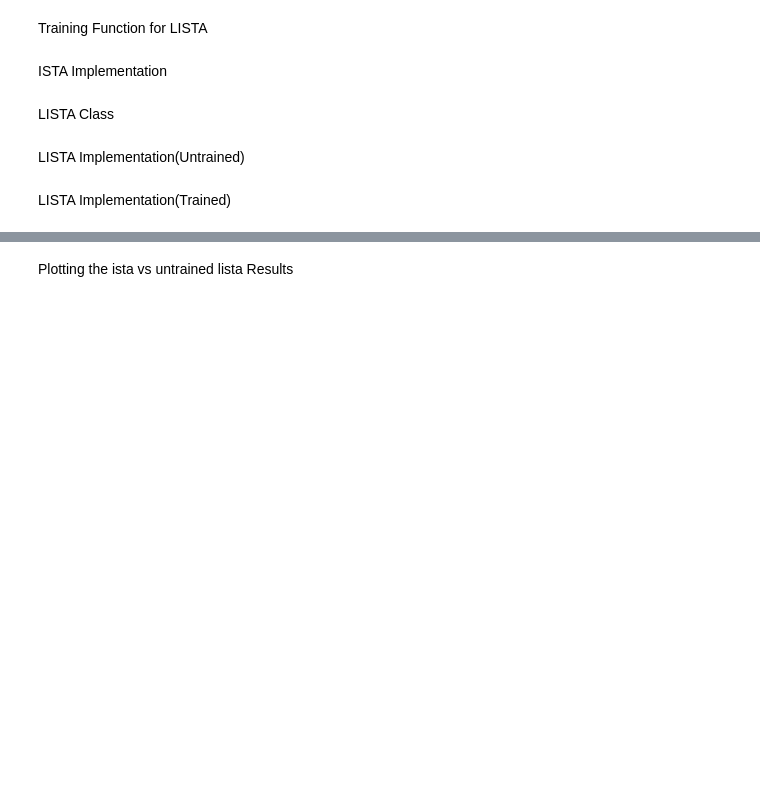
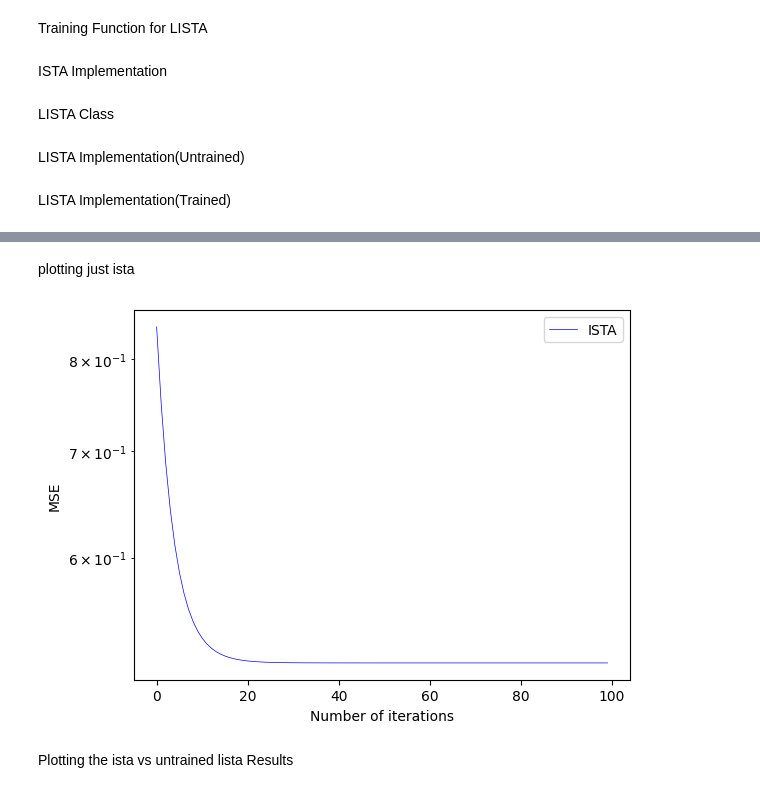
Before and after one commit to ninja-boy/CS-Algorithms, a Jupyter notebook: LISTAandLCOD/LISTA.ipynb, the cells around one changed output, grey strips where cells are left out. Drawn from its saved outputs; the diff is of its cells as text; code cells hidden in the pictures; blank space fills up the shorter version.

```diff
--- a/LISTAandLCOD/LISTA.ipynb
+++ b/LISTAandLCOD/LISTA.ipynb
@@ -247,3 +247,15 @@ Epoch 40, Train loss 0.00172630, Validation loss 0.00183025
+# %% [markdown]
+plotting just ista
+# %%
+fig = plt.figure()
+plt.plot(range(100), ista_mse_vs_iter, label='ISTA', color='b', linewidth=0.5)
+plt.xlabel('Number of iterations', fontsize=10)
+plt.ylabel('MSE', fontsize=10)
+plt.yscale("log")
+plt.legend()
+plt.show()
+# %% [output]
+[figure, added]
 # %% [markdown]
 Plotting the ista vs untrained lista Results
 # %%
```
Also changed, not shown: parts of 4 cells of this notebook, 4 other files.
